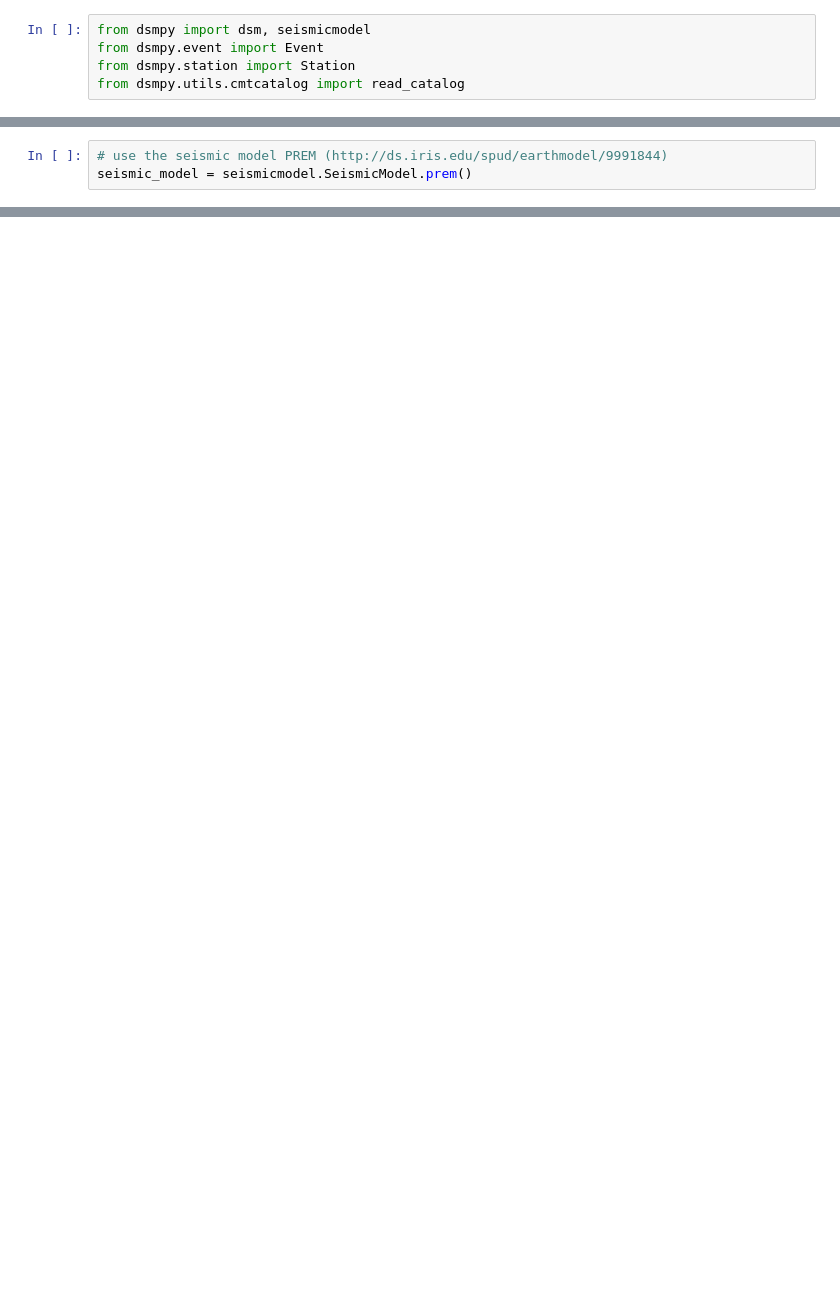
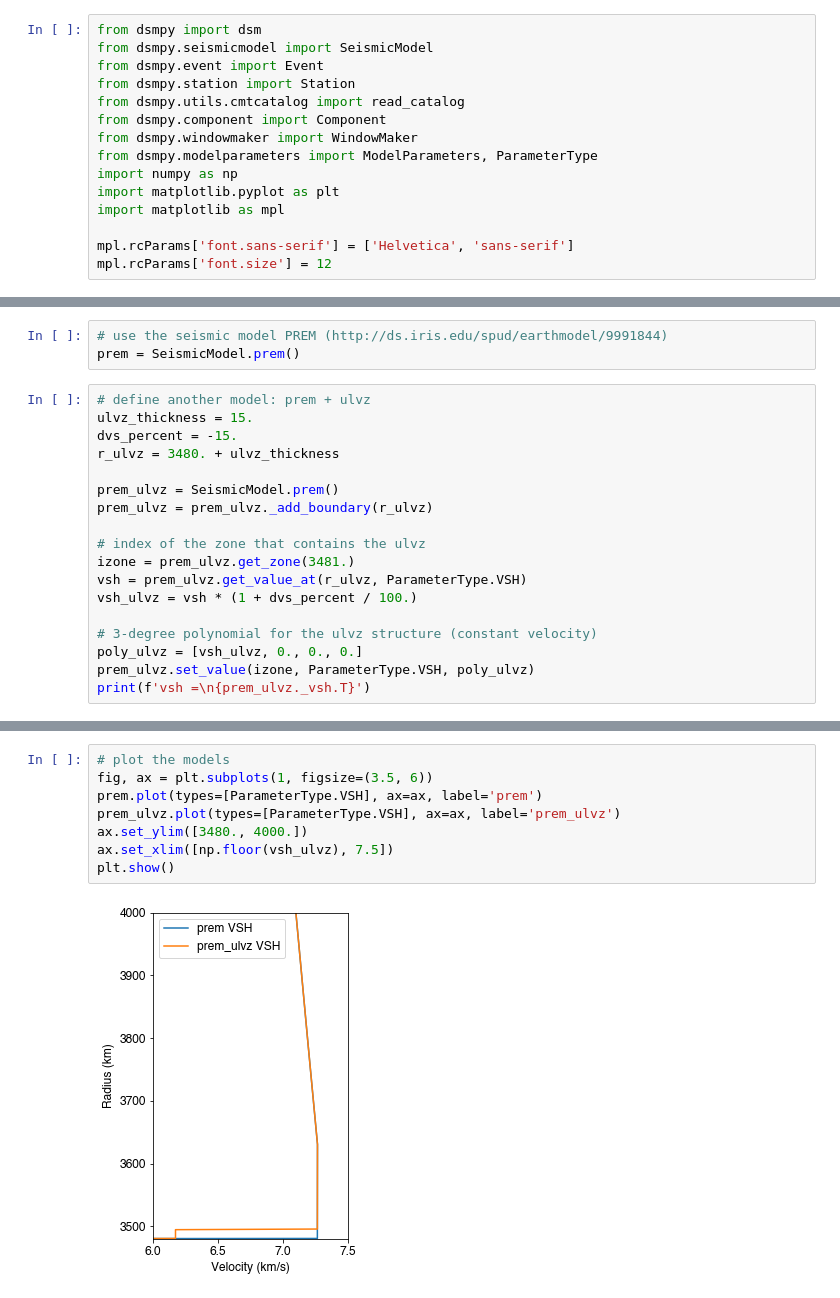
Before and after one commit to afeborgeaud/afe-home, a Jupyter notebook: files/dsmpy_usage.ipynb, the cells around one changed output, grey strips where cells are left out. Saved outputs shown, nothing was run; the diff lists cells and outputs as text; blank space fills up the shorter version.

Commit message:
update dsmpy_usage

```diff
--- a/files/dsmpy_usage.ipynb
+++ b/files/dsmpy_usage.ipynb
@@ -23,8 +9,18 @@ Executing transaction: done
 # %%
-from dsmpy import dsm, seismicmodel
+from dsmpy import dsm
+from dsmpy.seismicmodel import SeismicModel
 from dsmpy.event import Event
 from dsmpy.station import Station
 from dsmpy.utils.cmtcatalog import read_catalog
+from dsmpy.component import Component
+from dsmpy.windowmaker import WindowMaker
+from dsmpy.modelparameters import ModelParameters, ParameterType
+import numpy as np
+import matplotlib.pyplot as plt
+import matplotlib as mpl
+
+mpl.rcParams['font.sans-serif'] = ['Helvetica', 'sans-serif']
+mpl.rcParams['font.size'] = 12
 # %%
 # download the Global Centroid Moment Tensor catalog (https://www.globalcmt.org/)
 catalog = read_catalog()
@@ -45,3 +63,21 @@ stations = [
 # %%
 # use the seismic model PREM (http://ds.iris.edu/spud/earthmodel/9991844)
-seismic_model = seismicmodel.SeismicModel.prem()
+prem = SeismicModel.prem()
+# %%
+# define another model: prem + ulvz
+ulvz_thickness = 15.
+dvs_percent = -15.
+r_ulvz = 3480. + ulvz_thickness
+
+prem_ulvz = SeismicModel.prem()
+prem_ulvz = prem_ulvz._add_boundary(r_ulvz)
+
+# index of the zone that contains the ulvz
+izone = prem_ulvz.get_zone(3481.)
+vsh = prem_ulvz.get_value_at(r_ulvz, ParameterType.VSH)
+vsh_ulvz = vsh * (1 + dvs_percent / 100.)
+
+# 3-degree polynomial for the ulvz structure (constant velocity)
+poly_ulvz = [vsh_ulvz, 0., 0., 0.]
+prem_ulvz.set_value(izone, ParameterType.VSH, poly_ulvz)
+print(f'vsh =\n{prem_ulvz._vsh.T}')
@@ -48,3 +99,13 @@ seismic_model = seismicmodel.SeismicModel.prem()
+# %%
+# plot the models
+fig, ax = plt.subplots(1, figsize=(3.5, 6))
+prem.plot(types=[ParameterType.VSH], ax=ax, label='prem')
+prem_ulvz.plot(types=[ParameterType.VSH], ax=ax, label='prem_ulvz')
+ax.set_ylim([3480., 4000.])
+ax.set_xlim([np.floor(vsh_ulvz), 7.5])
+plt.show()
+# %% [output]
+[figure, added]
 # %%
 # set the record length, number of points in freqency domain, and time sampling
 tlen = 3276.8
```
Also changed, not shown: parts of 15 cells of this notebook.
